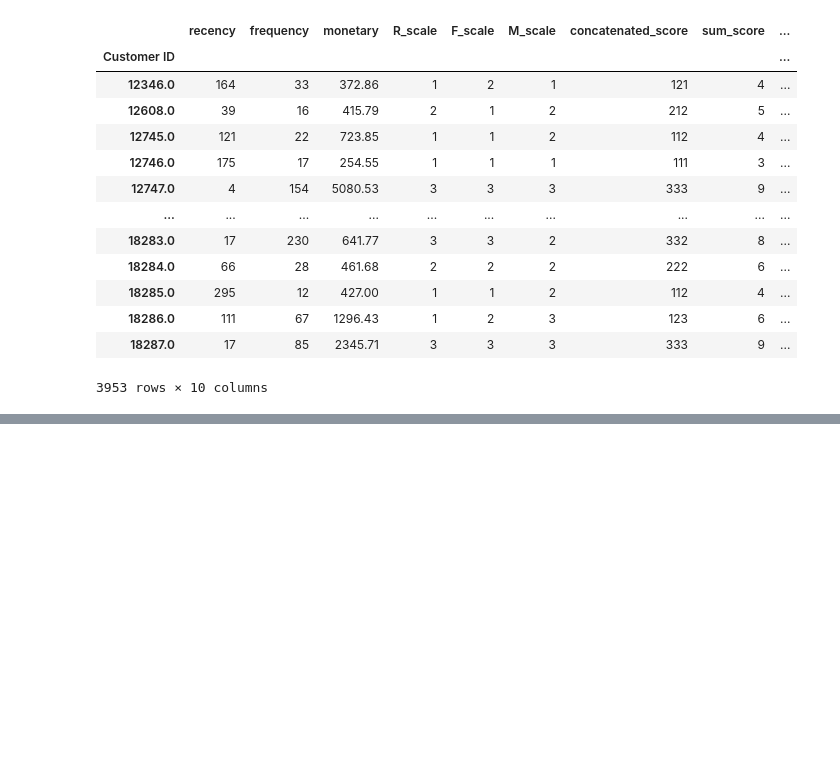
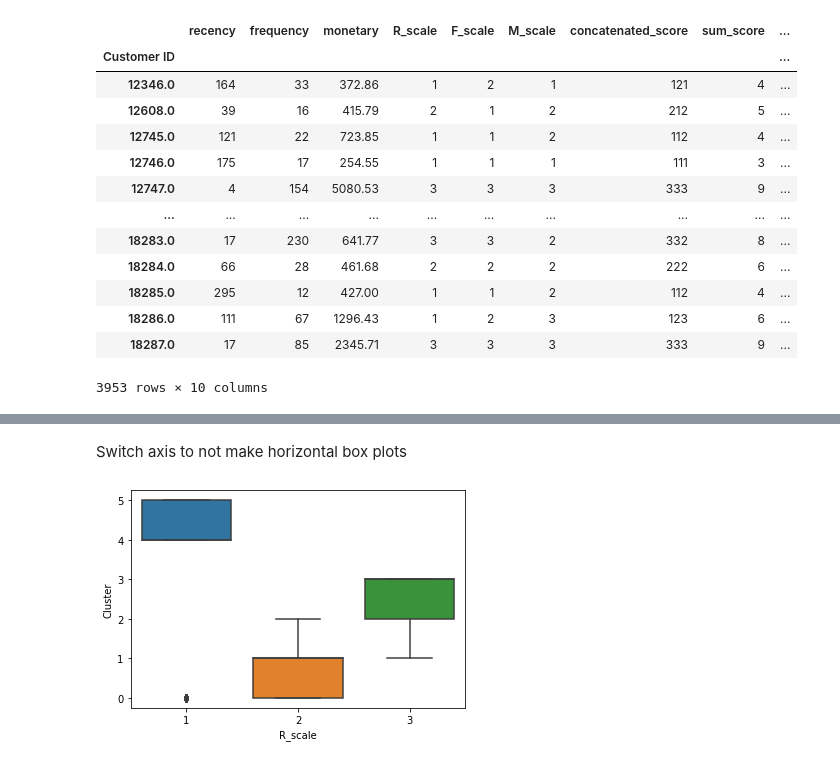
Before and after one commit to JJLZ21/ECS171-final-project, a Jupyter notebook: ml_file.ipynb, the cells around one changed output, grey strips where cells are left out. Drawn from its saved outputs; the diff is of its cells as text; code cells hidden in the pictures; blank space fills up the shorter version.

```diff
--- a/ml_file.ipynb
+++ b/ml_file.ipynb
@@ -892,0 +907,10 @@ plt.show()
+# %% [markdown]
+Switch axis to not make horizontal box plots
+# %%
+# Visualize clusters formed on Recency
+import seaborn as sns
+
+sns.boxplot(x = 'R_scale', y = 'Cluster', data = rfm)
+plt.show()
+# %% [output]
+[figure, added]
```
Also changed, not shown: parts of 18 cells of this notebook.
